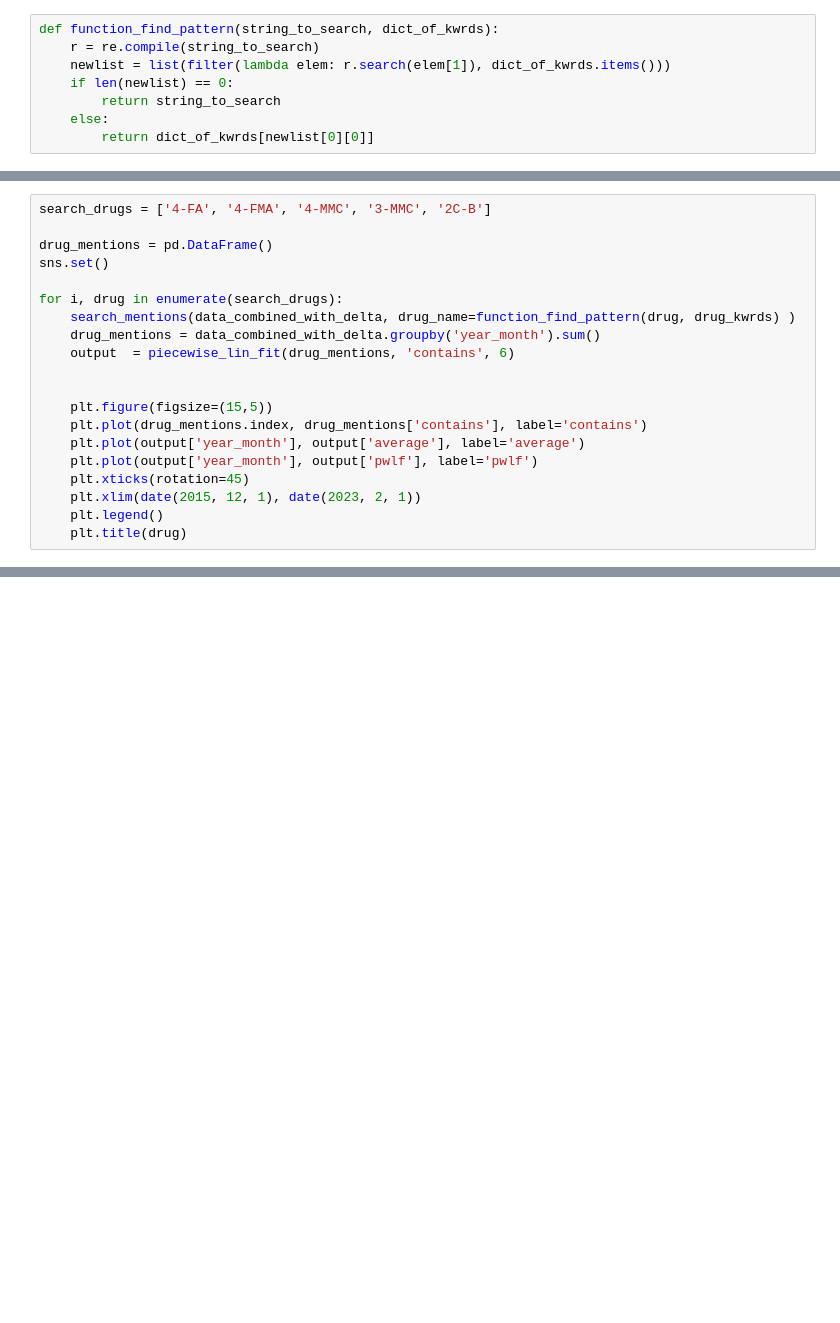
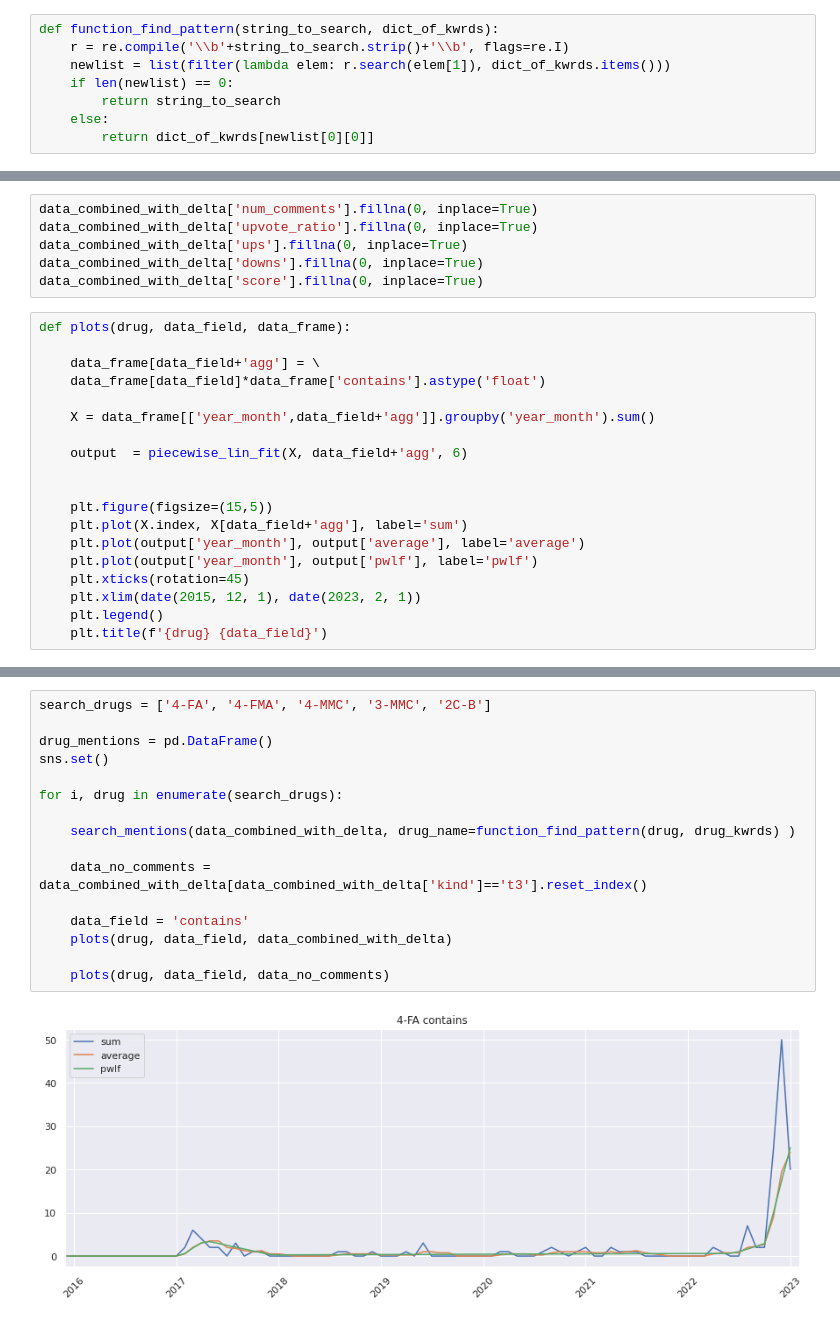
Before and after one commit to dspgroupd1/MODUS, a Jupyter notebook: code/scrapers/reddit/create_df_from_search_wrd.ipynb, the cells around one changed output, grey strips where cells are left out. Drawn from its saved outputs; the diff is of its cells as text; blank space fills up the shorter version.

```diff
--- a/code/scrapers/reddit/create_df_from_search_wrd.ipynb
+++ b/code/scrapers/reddit/create_df_from_search_wrd.ipynb
@@ -29,6 +33,6 @@ from reddit_toolbox import piecewise_lin_fit, search_mentions
 # %%
 def function_find_pattern(string_to_search, dict_of_kwrds):
-    r = re.compile(string_to_search)
+    r = re.compile('\\b'+string_to_search.strip()+'\\b', flags=re.I)
     newlist = list(filter(lambda elem: r.search(elem[1]), dict_of_kwrds.items()))
     if len(newlist) == 0:
         return string_to_search
@@ -47,21 +52,26 @@ assert function_find_pattern('mefe', drug_kwrds)=='4-MMC|mephedrone | mefedron',
 assert function_find_pattern('ZZZZ', drug_kwrds)=='ZZZZ', 'didn''t find correct search words'
+# %%
+data_combined_with_delta['num_comments'].fillna(0, inplace=True)
+data_combined_with_delta['upvote_ratio'].fillna(0, inplace=True)
+data_combined_with_delta['ups'].fillna(0, inplace=True)
+data_combined_with_delta['downs'].fillna(0, inplace=True)
+data_combined_with_delta['score'].fillna(0, inplace=True)
 # %%
-search_drugs = ['4-FA', '4-FMA', '4-MMC', '3-MMC', '2C-B']
+def plots(drug, data_field, data_frame):
 
-drug_mentions = pd.DataFrame()
-sns.set()
+    data_frame[data_field+'agg'] = \
+    data_frame[data_field]*data_frame['contains'].astype('float')
 
-for i, drug in enumerate(search_drugs):
-    search_mentions(data_combined_with_delta, drug_name=function_find_pattern(drug, drug_kwrds) )
-    drug_mentions = data_combined_with_delta.groupby('year_month').sum()
-    output  = piecewise_lin_fit(drug_mentions, 'contains', 6)
+    X = data_frame[['year_month',data_field+'agg']].groupby('year_month').sum()
+
+    output  = piecewise_lin_fit(X, data_field+'agg', 6)
 
 
     plt.figure(figsize=(15,5))
-    plt.plot(drug_mentions.index, drug_mentions['contains'], label='contains')
+    plt.plot(X.index, X[data_field+'agg'], label='sum')
     plt.plot(output['year_month'], output['average'], label='average')
     plt.plot(output['year_month'], output['pwlf'], label='pwlf')
     plt.xticks(rotation=45)
     plt.xlim(date(2015, 12, 1), date(2023, 2, 1))
     plt.legend()
-    plt.title(drug)
+    plt.title(f'{drug} {data_field}')
@@ -90,0 +78,18 @@ data_combined_with_delta
+# %%
+search_drugs = ['4-FA', '4-FMA', '4-MMC', '3-MMC', '2C-B']
+
+drug_mentions = pd.DataFrame()
+sns.set()
+
+for i, drug in enumerate(search_drugs):
+
+    search_mentions(data_combined_with_delta, drug_name=function_find_pattern(drug, drug_kwrds) )
+
+    data_no_comments = data_combined_with_delta[data_combined_with_delta['kind']=='t3'].reset_index()
+
+    data_field = 'contains'
+    plots(drug, data_field, data_combined_with_delta)
+
+    plots(drug, data_field, data_no_comments)
+# %% [output]
+[figure, added]
```
Also changed, not shown: parts of 13 cells of this notebook, 9 other files.
